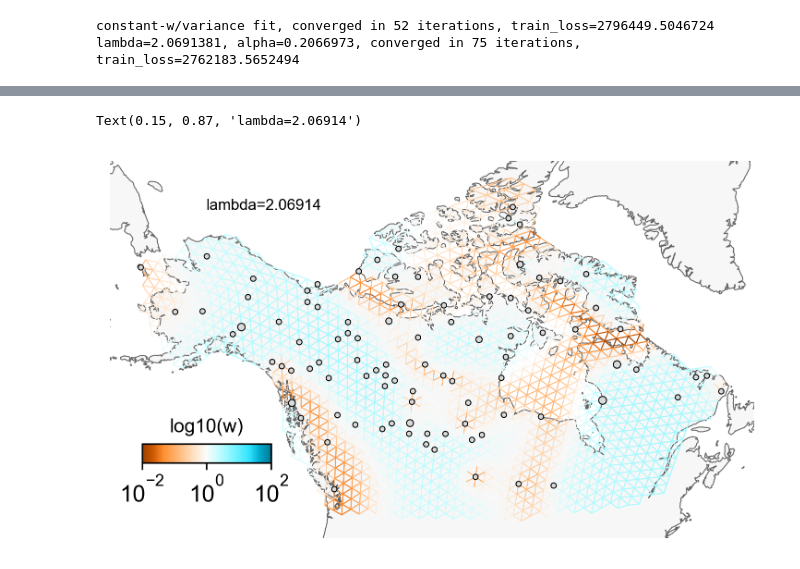
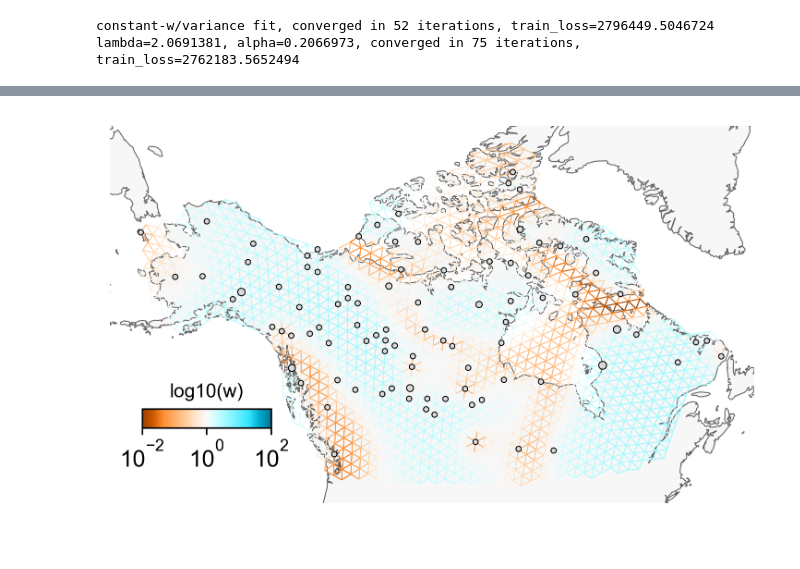
Before and after one commit to jhmarcus/feems-analysis, a Jupyter notebook: notebooks/exact-model/supp-figure-12-exact-model.ipynb, the cells around one changed output, grey strips where cells are left out. Saved outputs shown, nothing was run; the diff lists cells and outputs as text; code cells hidden in the pictures.

```diff
--- a/notebooks/exact-model/supp-figure-12-exact-model.ipynb
+++ b/notebooks/exact-model/supp-figure-12-exact-model.ipynb
@@ -73,6 +73,4 @@ v.draw_map()
 v.draw_edges(use_weights=True)
 v.draw_obs_nodes(use_ids=False)
 v.draw_edge_colorbar()
-ax.text(.15, .87, "lambda={:.5f}".format(lamb),
-        fontdict={"fontsize": 8}, transform = ax.transAxes)
 # %% [output]
@@ -81,5 +79,4 @@ Wall time: 1.75 s
-Text(0.15, 0.87, 'lambda=2.06914')
-[figure, old version]
+[figure, new version]
 # %%
 fig.savefig(
     "../../output/figures/supp-figure-12-exact-model.pdf", bbox_inches="tight", pad_inches=.1
```
Also changed, not shown: parts of 1 cell of this notebook, 3 other files.
